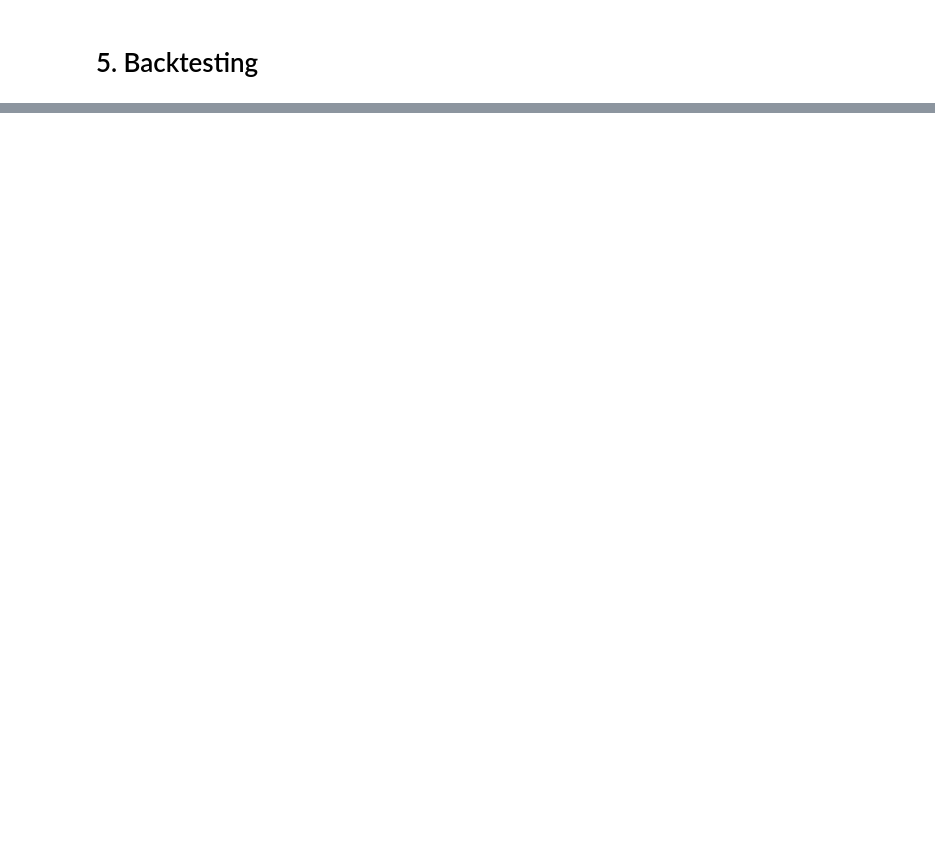
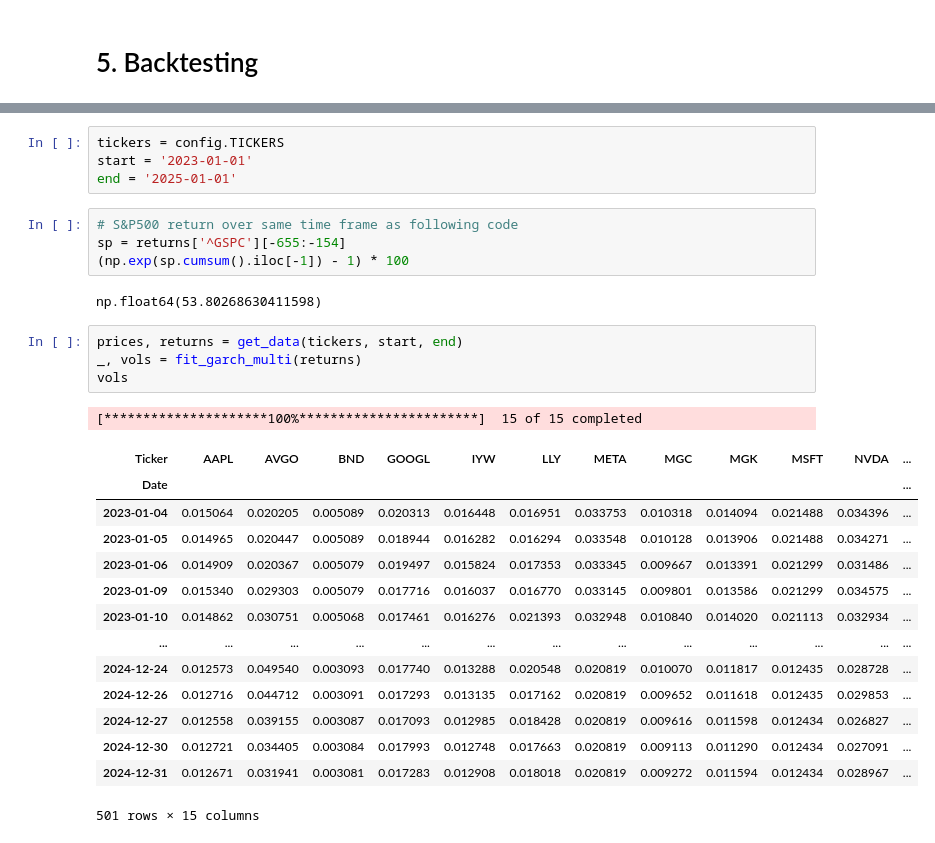
Before and after one commit to wilsonwilliams/AI-PortOpt, a Jupyter notebook: notebooks/prototype.ipynb, the cells around one changed output, grey strips where cells are left out. Cells and saved outputs as stored; diff of their text form; blank space fills up the shorter version.

```diff
--- a/notebooks/prototype.ipynb
+++ b/notebooks/prototype.ipynb
@@ -249,0 +282,30 @@ Average Portfolio Return: 58.51%
+# %%
+tickers = config.TICKERS
+start = '2023-01-01'
+end = '2025-01-01'
+# %%
+# S&P500 return over same time frame as following code
+sp = returns['^GSPC'][-655:-154]
+(np.exp(sp.cumsum().iloc[-1]) - 1) * 100
+# %% [output]
+np.float64(53.80268630411598)
+# %%
+prices, returns = get_data(tickers, start, end)
+_, vols = fit_garch_multi(returns)
+vols
+# %% [output]
+[*********************100%***********************]  15 of 15 completed
+| Ticker | AAPL | AVGO | BND | GOOGL | IYW | LLY | META | MGC | MGK | MSFT | NVDA | ... |
+| Date |  |  |  |  |  |  |  |  |  |  |  | ... |
+| 2023-01-04 | 0.015064 | 0.020205 | 0.005089 | 0.020313 | 0.016448 | 0.016951 | 0.033753 | 0.010318 | 0.014094 | 0.021488 | 0.034396 | ... |
+| 2023-01-05 | 0.014965 | 0.020447 | 0.005089 | 0.018944 | 0.016282 | 0.016294 | 0.033548 | 0.010128 | 0.013906 | 0.021488 | 0.034271 | ... |
+| 2023-01-06 | 0.014909 | 0.020367 | 0.005079 | 0.019497 | 0.015824 | 0.017353 | 0.033345 | 0.009667 | 0.013391 | 0.021299 | 0.031486 | ... |
+| 2023-01-09 | 0.015340 | 0.029303 | 0.005079 | 0.017716 | 0.016037 | 0.016770 | 0.033145 | 0.009801 | 0.013586 | 0.021299 | 0.034575 | ... |
+| 2023-01-10 | 0.014862 | 0.030751 | 0.005068 | 0.017461 | 0.016276 | 0.021393 | 0.032948 | 0.010840 | 0.014020 | 0.021113 | 0.032934 | ... |
+| ... | ... | ... | ... | ... | ... | ... | ... | ... | ... | ... | ... | ... |
+| 2024-12-24 | 0.012573 | 0.049540 | 0.003093 | 0.017740 | 0.013288 | 0.020548 | 0.020819 | 0.010070 | 0.011817 | 0.012435 | 0.028728 | ... |
+| 2024-12-26 | 0.012716 | 0.044712 | 0.003091 | 0.017293 | 0.013135 | 0.017162 | 0.020819 | 0.009652 | 0.011618 | 0.012435 | 0.029853 | ... |
+| 2024-12-27 | 0.012558 | 0.039155 | 0.003087 | 0.017093 | 0.012985 | 0.018428 | 0.020819 | 0.009616 | 0.011598 | 0.012434 | 0.026827 | ... |
+| 2024-12-30 | 0.012721 | 0.034405 | 0.003084 | 0.017993 | 0.012748 | 0.017663 | 0.020819 | 0.009113 | 0.011290 | 0.012434 | 0.027091 | ... |
+| 2024-12-31 | 0.012671 | 0.031941 | 0.003081 | 0.017283 | 0.012908 | 0.018018 | 0.020819 | 0.009272 | 0.011594 | 0.012434 | 0.028967 | ... |
+501 rows × 15 columns
```
Also changed, not shown: parts of 19 cells of this notebook.
